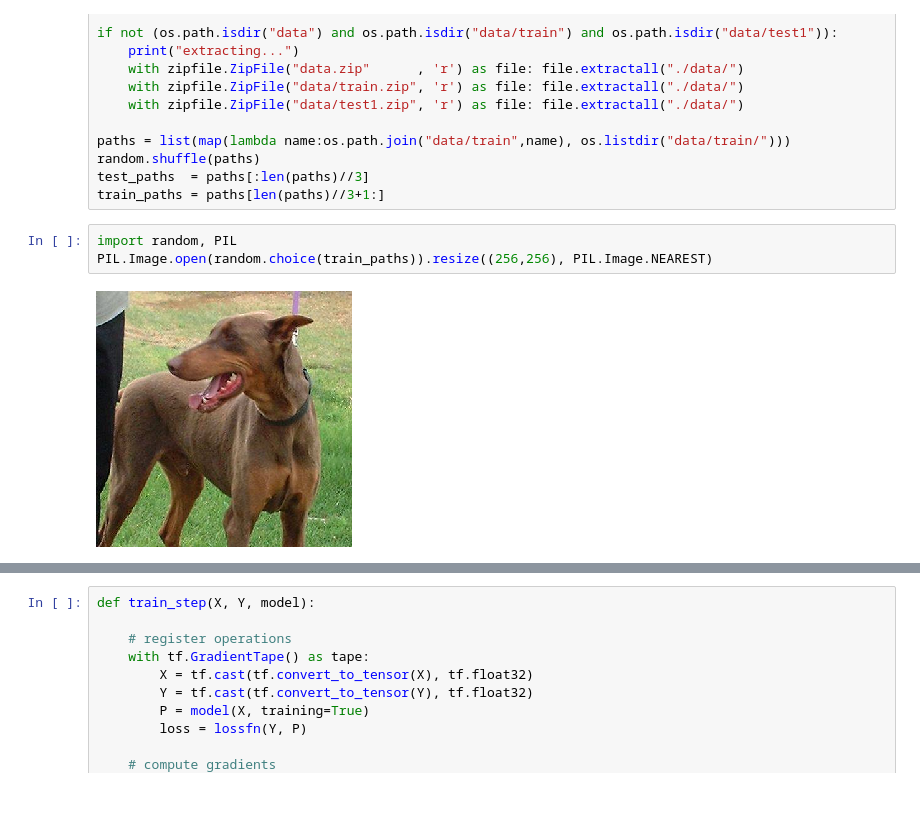
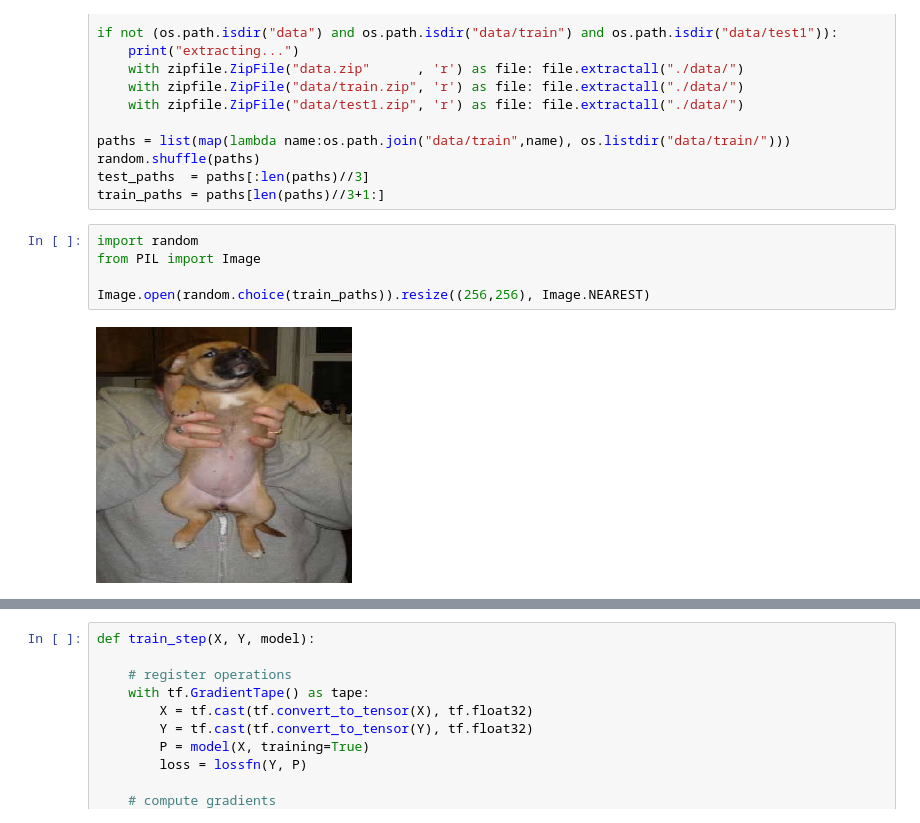
Before and after one commit to f14-bertolotti/labs, a Jupyter notebook: DSE/DeepLearning/Vision.ipynb, the cells around one changed output, grey strips where cells are left out. Drawn from its saved outputs; the diff is of its cells as text.

```diff
--- a/DSE/DeepLearning/Vision.ipynb
+++ b/DSE/DeepLearning/Vision.ipynb
@@ -35,10 +36,12 @@ random.shuffle(paths)
 test_paths  = paths[:len(paths)//3]
 train_paths = paths[len(paths)//3+1:]
 # %%
-import random, PIL
-PIL.Image.open(random.choice(train_paths)).resize((256,256), PIL.Image.NEAREST)
+import random
+from PIL import Image
+
+Image.open(random.choice(train_paths)).resize((256,256), Image.NEAREST)
 # %% [output]
-[figure, old version]
+[figure, new version]
 # %%
 import random, PIL
 import numpy as np
```
Also changed, not shown: parts of 11 cells of this notebook, 4 other files.
